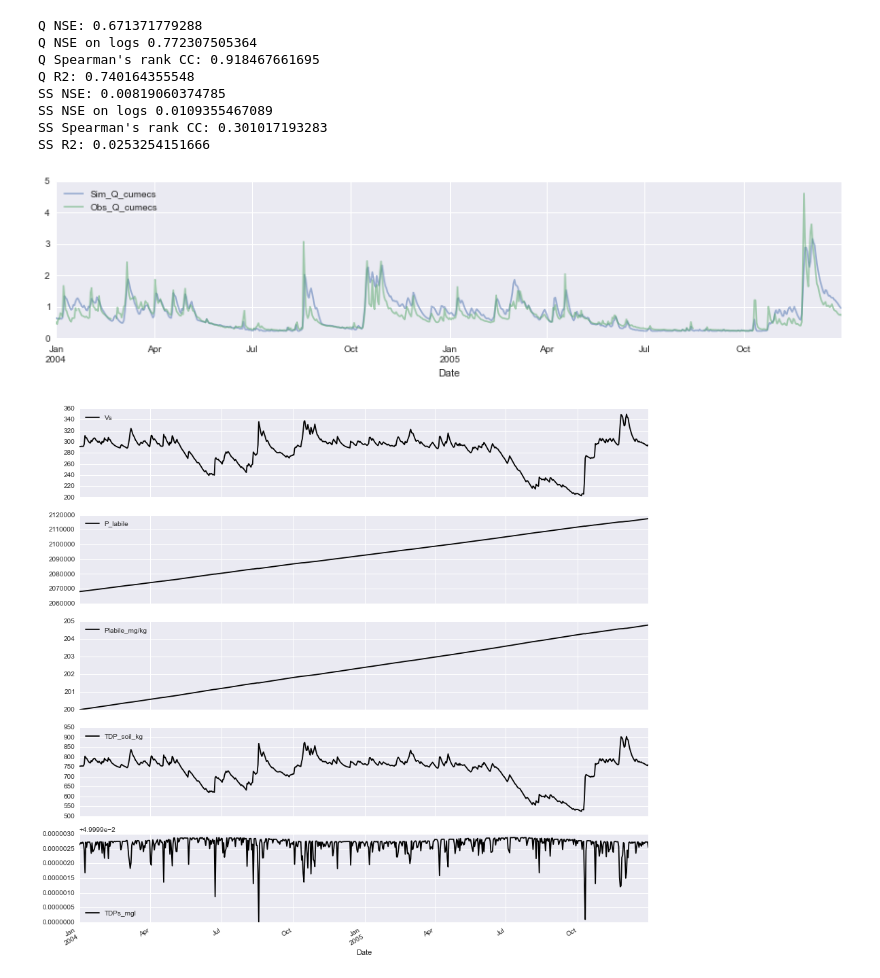
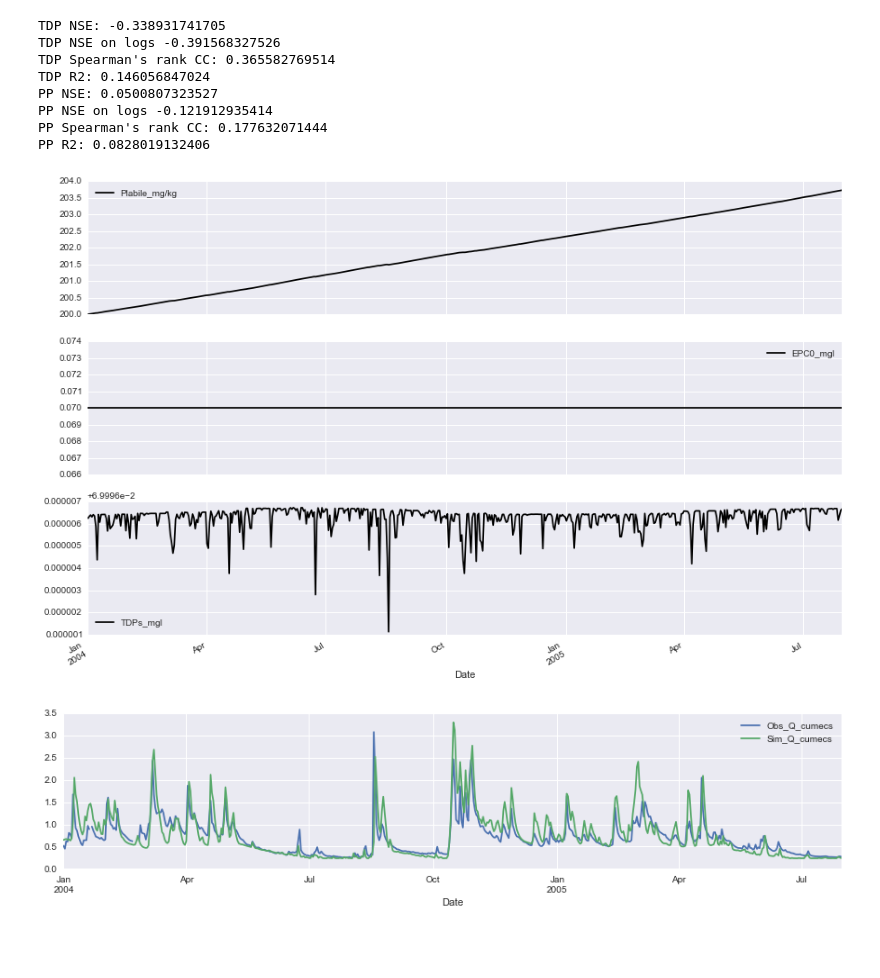
Before and after one commit to JoeyYHT/SimplyP, a Jupyter notebook: notebooks/Main_model_test_code.ipynb, the cells around one changed output. Cells and saved outputs as stored; diff of their text form; code cells hidden in the pictures; blank space fills up the shorter version.

```diff
--- a/notebooks/Main_model_test_code.ipynb
+++ b/notebooks/Main_model_test_code.ipynb
@@ -397,48 +432,79 @@ df['Plabile_mg/kg'] = 10**6*df['P_labile']/(p['Msoil_m2'] * 10**6 * p['A_catch']
+# %%
+# POST-PROCESSING OF MODEL OUTPUT
+
+# Calculate simulated concentrations and add to results
+df['Msus_mgl'] = UC_C(df['Msus']/df['Vr'],p['A_catch'])
+df['TDPs_mgl'] = UC_C(df['TDPs']/df['Vs'], p['A_catch'])
+df['EPC0_mgl'] = UC_C(df['EPC0_kgmm'], p['A_catch'])
+df['Plabile_mg/kg'] = 10**6*df['P_labile']/(p['Msoil_m2'] * 10**6 * p['A_catch'])
+df['TDPr_mgl'] = UC_C(df['TDPr']/df['Vr'], p['A_catch'])
+df['PPr_mgl'] = UC_C(df['PPr']/df['Vr'], p['A_catch'])
+df['TPr_mgl'] = df['TDPr_mgl']+df['PPr_mgl']
+
+# Convert some volume and flow units
+df['Sim_Q_cumecs'] = df['Dr']*p['A_catch']*1000/86400
+df['Sim_Vr_l'] = df['Vr']*p['A_catch']*10**6
+
+# Add snow depth and observed data to model results df
+df['D_snow'] = met_df['D_snow_end']
+df = pd.concat([df, obs_df], axis=1)
 # %%
 # EXAMINE OUTPUT
 
 # Plot some timeseries
 
-# Hydrology
-fig1 = df[['Sim_Q_cumecs', 'Obs_Q_cumecs']].plot(alpha=0.5,figsize=(15, 3))
+# Internal stuff
+# fig3 = df[['Vs','Qs','Vr','Qr','Dr','Mland', 'Msus', 'Msus_mg-l']].plot(subplots=True,figsize=(15, 10))
+fig3 = df[['Plabile_mg/kg','EPC0_mgl','TDPs_mgl']].plot(subplots=True,figsize=(15, 10))
+# fig3 = df[['Qq','Dr','Vr','Mland', 'Msus', 'Msus_mg-l']].plot(subplots=True,figsize=(15, 15))
+
+# Discharge
+fig1 = df[['Obs_Q_cumecs', 'Sim_Q_cumecs']].plot(figsize=(15, 3))
 # df_logs = np.log(df)
 # fig2 = df_logs[['Sim_Q_cumecs', 'Obs_Q_cumecs']].plot(alpha=0.5,figsize=(15, 3))
-
-# Internal stuff
-# fig3 = df[['Vs','Qs','Vr','Qr','Dr','Mland', 'Msus', 'Msus_mg-l']].plot(subplots=True,figsize=(15, 10))
-fig3 = df[['Vs','P_labile','Plabile_mg/kg', 'TDP_soil_kg','TDPs_mgl']].plot(subplots=True,figsize=(15, 15))
-# fig3 = df[['Qq','Dr','Vr','Mland', 'Msus', 'Msus_mg-l']].plot(subplots=True,figsize=(15, 15))
 
 # Observed & simulated SS conc
 fig4 = df[['Obs_SS', 'Msus_mgl']].plot(figsize=(15,5),logy=True)
 fig4.set_ylim(1)
-plt.savefig(r'M:\Working\NewModel\ModelOutputs\sed1.png')
+# plt.savefig(r'M:\Working\NewModel\ModelOutputs\sed1.png')
+
+# Observed & simulated instream PP conc
+fig6 = df[['Obs_PP', 'PPr_mgl']].plot(figsize=(15,5),logy=True)
+
+# Observed & simulated instream TDP conc
+fig5 = df[['Obs_TDP', 'TDPr_mgl']].plot(figsize=(15,5),logy=False)
+
+# Observed & simulated instream TP conc
+fig7 = df[['Obs_TP', 'TPr_mgl']].plot(figsize=(15,5),logy=True)
 
 # Print some stats
-key_dict = {('Q','obs'):'Obs_Q_cumecs', ('Q','sim'):'Sim_Q_cumecs', ('SS','obs'):'Obs_SS', ('SS','sim'):'Msus_mgl'}
-for var in ['Q','SS']:
+key_dict = {('Q','obs'):'Obs_Q_cumecs', ('Q','sim'):'Sim_Q_cumecs',
+            ('SS','obs'):'Obs_SS', ('SS','sim'):'Msus_mgl',
+            ('TDP','obs'):'Obs_TDP', ('TDP','sim'):'TDPr_mgl',
+            ('PP','obs'):'Obs_PP', ('PP','sim'):'PPr_mgl'}
+for var in ['TDP','PP']:
     obs = df[key_dict[(var,'obs')]]
     sim = df[key_dict[(var,'sim')]]
     temp_df = pd.concat([obs,sim],axis=1)
     log_obs = np.log(obs)
     log_sim = np.log(sim)
 
     NSE = 1 - (np.sum((obs-sim)**2)/np.sum((obs-np.mean(obs))**2))
     log_NSE = 1 - (np.sum((log_obs-log_sim)**2)/np.sum((log_obs-np.mean(log_obs))**2))
     spearmans_r = temp_df.corr(method='spearman')
     r2 = (temp_df.corr(method='pearson'))**2
     print "%s NSE:" %var, NSE
     print "%s NSE on logs" %var, log_NSE
     print "%s Spearman's rank CC:" %var, spearmans_r[key_dict[(var,'obs')]].ix[1]
     print "%s R2:" %var, r2[key_dict[(var,'obs')]].ix[1]
 # %% [output]
-Q NSE: 0.671371779288
-Q NSE on logs 0.772307505364
-Q Spearman's rank CC: 0.918467661695
-Q R2: 0.740164355548
-SS NSE: 0.00819060374785
-SS NSE on logs 0.0109355467089
-SS Spearman's rank CC: 0.301017193283
-SS R2: 0.0253254151666
+TDP NSE: -0.338931741705
+TDP NSE on logs -0.391568327526
+TDP Spearman's rank CC: 0.365582769514
+TDP R2: 0.146056847024
+PP NSE: 0.0500807323527
+PP NSE on logs -0.121912935414
+PP Spearman's rank CC: 0.177632071444
+PP R2: 0.0828019132406
-[figure, old version]
+[figure, new version]
-[figure, old version]
+[figure, new version]
```
Also changed, not shown: parts of 14 cells of this notebook.
